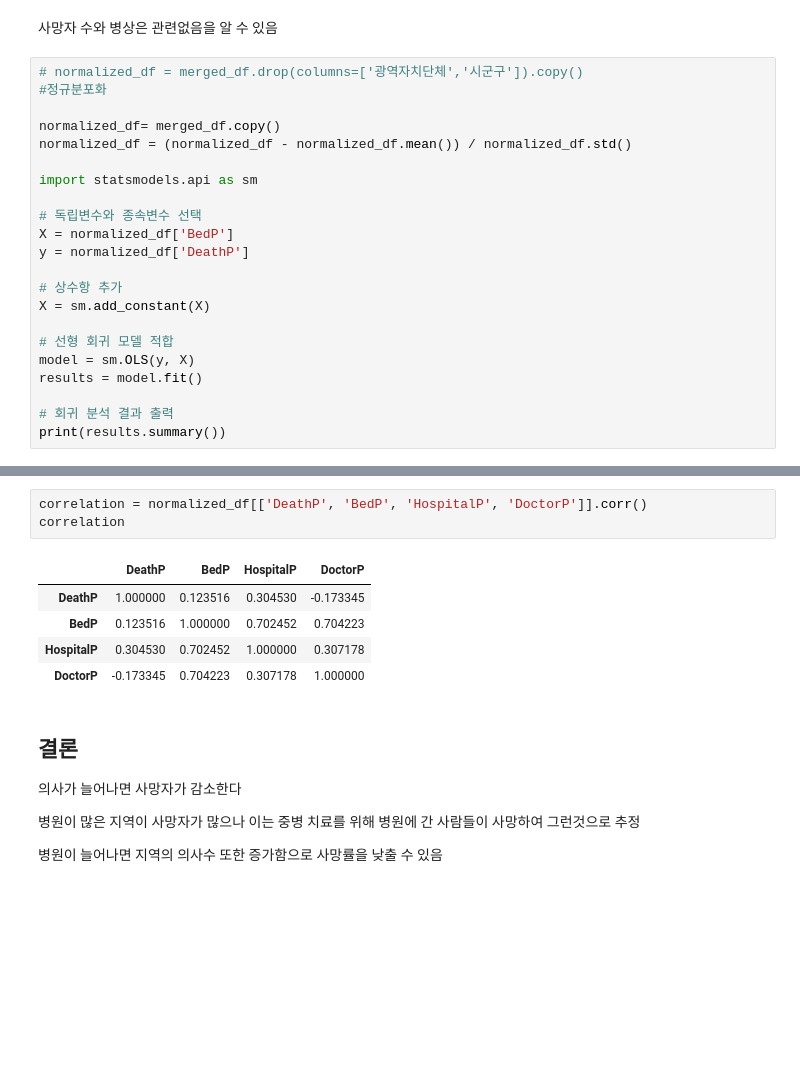
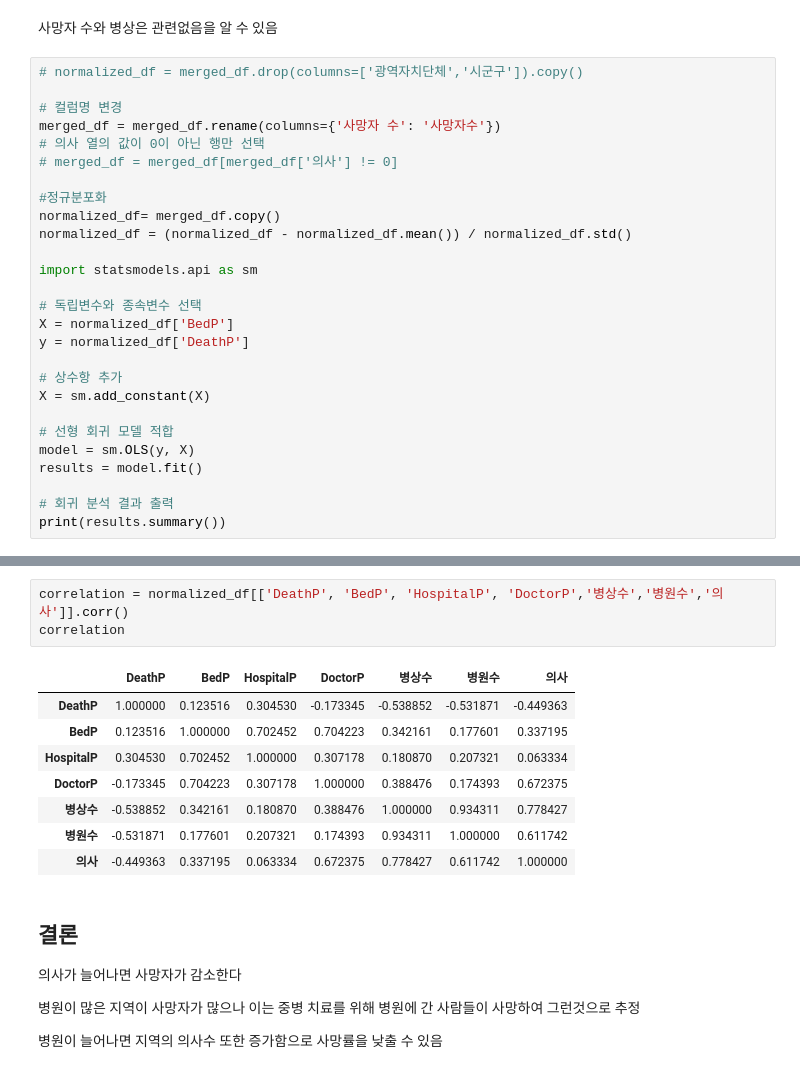
Before and after one commit to cav2280/dcx-final, a Jupyter notebook: main-상관관계 분석 추가.ipynb, the cells around one changed output, grey strips where cells are left out. Cells and saved outputs as stored; diff of their text form; blank space fills up the shorter version.

```diff
--- a/main-상관관계 분석 추가.ipynb
+++ b/main-상관관계 분석 추가.ipynb
@@ -802,8 +802,13 @@ hp= 병원
 사망자 수와 병상은 관련없음을 알 수 있음
 # %%
 # normalized_df = merged_df.drop(columns=['광역자치단체','시군구']).copy()
+
+# 컬럼명 변경
+merged_df = merged_df.rename(columns={'사망자 수': '사망자수'})
+# 의사 열의 값이 0이 아닌 행만 선택
+# merged_df = merged_df[merged_df['의사'] != 0]
+
 #정규분포화
-
 normalized_df= merged_df.copy()
 normalized_df = (normalized_df - normalized_df.mean()) / normalized_df.std()
 
@@ -866,14 +871,17 @@ Covariance Type:            nonrobust
 Notes:
 [1] Standard Errors assume that the covariance matrix of the errors is correctly specified.
 # %%
-correlation = normalized_df[['DeathP', 'BedP', 'HospitalP', 'DoctorP']].corr()
+correlation = normalized_df[['DeathP', 'BedP', 'HospitalP', 'DoctorP','병상수','병원수','의사']].corr()
 correlation
 # %% [output]
-|  | DeathP | BedP | HospitalP | DoctorP |
-| DeathP | 1.000000 | 0.123516 | 0.304530 | -0.173345 |
-| BedP | 0.123516 | 1.000000 | 0.702452 | 0.704223 |
-| HospitalP | 0.304530 | 0.702452 | 1.000000 | 0.307178 |
-| DoctorP | -0.173345 | 0.704223 | 0.307178 | 1.000000 |
+|  | DeathP | BedP | HospitalP | DoctorP | 병상수 | 병원수 | 의사 |
+| DeathP | 1.000000 | 0.123516 | 0.304530 | -0.173345 | -0.538852 | -0.531871 | -0.449363 |
+| BedP | 0.123516 | 1.000000 | 0.702452 | 0.704223 | 0.342161 | 0.177601 | 0.337195 |
+| HospitalP | 0.304530 | 0.702452 | 1.000000 | 0.307178 | 0.180870 | 0.207321 | 0.063334 |
+| DoctorP | -0.173345 | 0.704223 | 0.307178 | 1.000000 | 0.388476 | 0.174393 | 0.672375 |
+| 병상수 | -0.538852 | 0.342161 | 0.180870 | 0.388476 | 1.000000 | 0.934311 | 0.778427 |
+| 병원수 | -0.531871 | 0.177601 | 0.207321 | 0.174393 | 0.934311 | 1.000000 | 0.611742 |
+| 의사 | -0.449363 | 0.337195 | 0.063334 | 0.672375 | 0.778427 | 0.611742 | 1.000000 |
 # %% [markdown]
 ## 결론
 의사가 늘어나면 사망자가 감소한다
```
Also changed, not shown: parts of 8 cells of this notebook.
